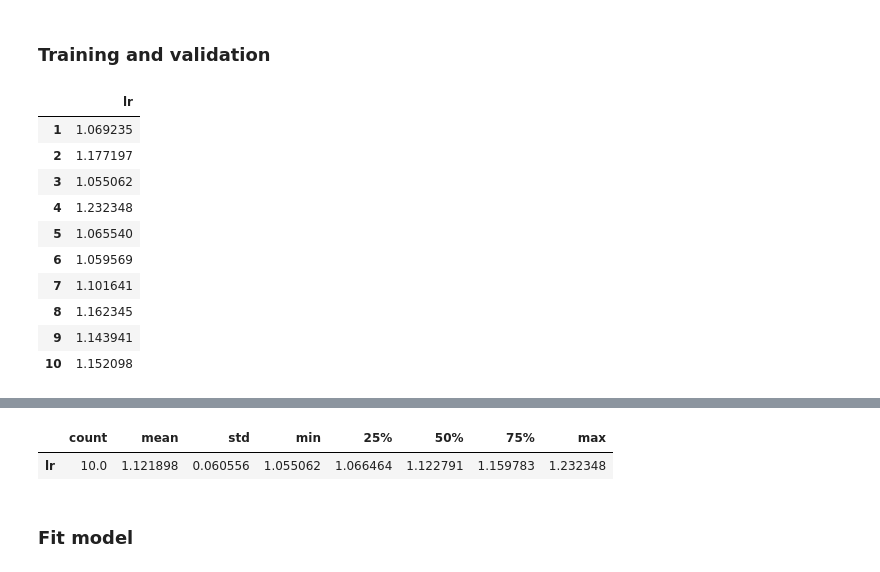
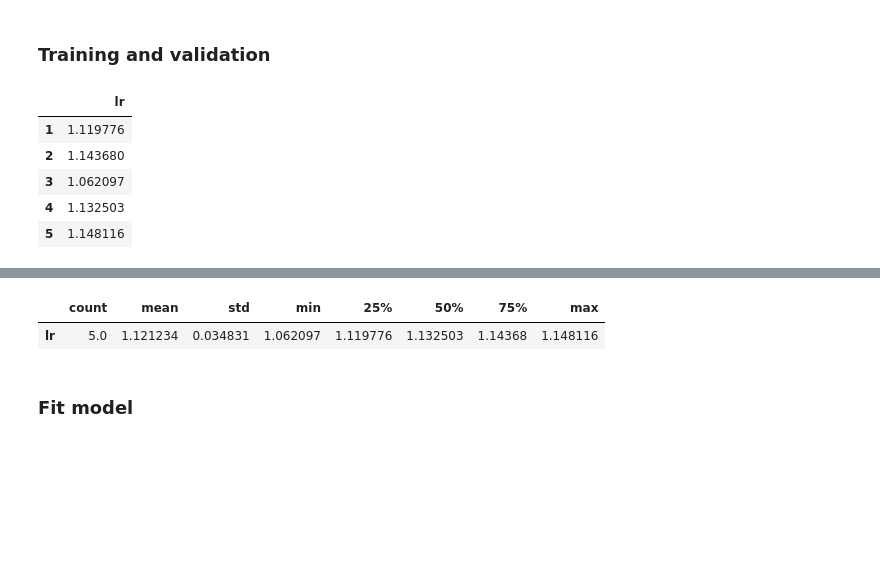
Before and after one commit to SvenWeiss-HDM/Projektgruppe_A, a Jupyter notebook: notebooks/draft-analysis_r.ipynb, the cells around one changed output, grey strips where cells are left out. Saved outputs shown, nothing was run; the diff lists cells and outputs as text; code cells hidden in the pictures; blank space fills up the shorter version.

```diff
--- a/notebooks/draft-analysis_r.ipynb
+++ b/notebooks/draft-analysis_r.ipynb
@@ -207,8 +211,10 @@ unused_vars = [
 df[cat_vars]=df[cat_vars].astype("category",copy=False)
 df[float_vars]=df[float_vars].astype("float",copy=False)
 df[str_vars]=df[str_vars].astype("str",copy=False)
+# %%
+df.rename(columns={"amb":"Ambitionsness","attr":"Attractiveness","sinc":"Sincerity","fun":"Funniness","intel":"Intelligence","shar":"Percieved shared interests","int_corr":"Correlation of interests"},inplace=True)
 # %%
-variables = ['attr', 'sinc', 'intel', 'fun', 'amb', 'shar', 'prob','like']
+variables = ['Attractiveness', 'Sincerity', 'Intelligence', 'Funniness', 'Ambitionsness', 'Percieved shared interests', 'prob','like']
 df = df[variables]
 # %%
 g=sns.displot(
@@ -264,8 +254,8 @@ g=sns.displot(
 # %% [markdown]
 ### Variable lists
 # %%
-y_label = 'like'
-features = ['attr', 'sinc', 'intel', 'fun', 'amb', 'shar', 'prob']
+y_label = variables.pop()
+features = variables
 
 X = df[features]
 y = df[y_label]
@@ -359,27 +363,22 @@ reg = LinearRegression()
 # %% [markdown]
 ### Training and validation
 # %%
-scores = cross_val_score(reg, X_train, y_train, cv=10, scoring='neg_mean_squared_error') *-1
+scores = cross_val_score(reg, X_train, y_train, cv=5, scoring='neg_mean_squared_error') *-1
 # store cross-validation scores
 df_scores = pd.DataFrame({"lr": scores})
 
 # reset index to match the number of folds
 df_scores.index += 1
 
 # print dataframe
 df_scores.style.background_gradient(cmap='Blues')
 # %% [output]
 |  | lr |
-| 1 | 1.069235 |
-| 2 | 1.177197 |
-| 3 | 1.055062 |
-| 4 | 1.232348 |
-| 5 | 1.065540 |
-| 6 | 1.059569 |
-| 7 | 1.101641 |
-| 8 | 1.162345 |
-| 9 | 1.143941 |
-| 10 | 1.152098 |
+| 1 | 1.119776 |
+| 2 | 1.143680 |
+| 3 | 1.062097 |
+| 4 | 1.132503 |
+| 5 | 1.148116 |
 # %%
 alt.Chart(df_scores.reset_index()).mark_line(
      point=alt.OverlayMarkDef()
@@ -393,7 +392,7 @@ alt.Chart(df_scores.reset_index()).mark_line(
 df_scores.describe().T
 # %% [output]
 |  | count | mean | std | min | 25% | 50% | 75% | max |
-| lr | 10.0 | 1.121898 | 0.060556 | 1.055062 | 1.066464 | 1.122791 | 1.159783 | 1.232348 |
+| lr | 5.0 | 1.121234 | 0.034831 | 1.062097 | 1.119776 | 1.132503 | 1.14368 | 1.148116 |
 # %% [markdown]
 ### Fit model
 # %%
```
Also changed, not shown: parts of 18 cells of this notebook, 1 other file.
